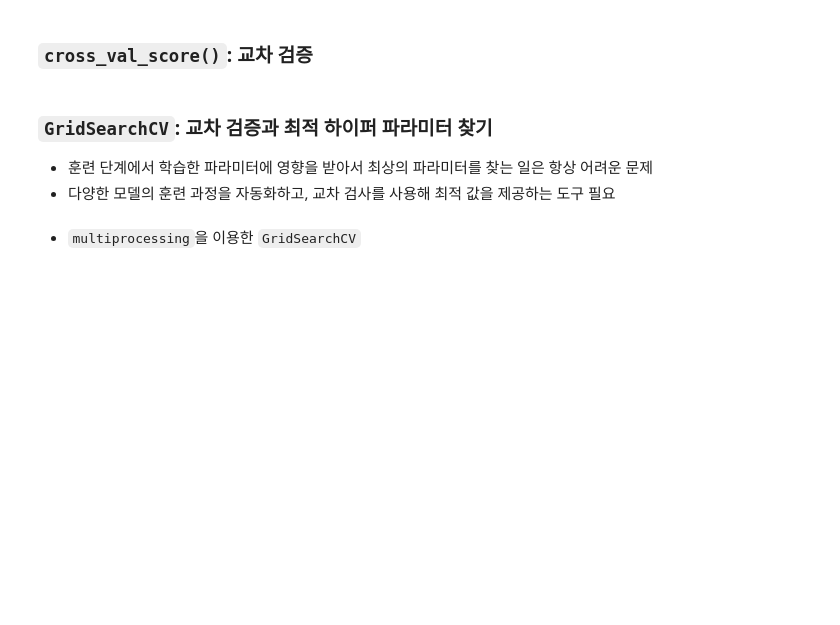
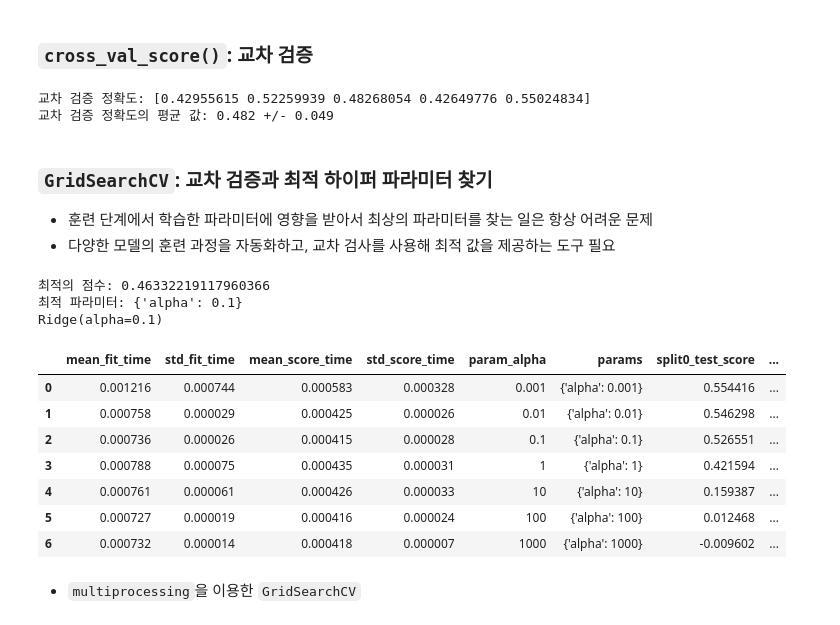
Before and after one commit to PSLeon24/LearnAI, a Jupyter notebook: 사이킷런(scikit_learn)_연습.ipynb, the cells around one changed output. Saved outputs shown, nothing was run; the diff lists cells and outputs as text; code cells hidden in the pictures; blank space fills up the shorter version.

```diff
--- a/사이킷런(scikit_learn)_연습.ipynb
+++ b/사이킷런(scikit_learn)_연습.ipynb
@@ -189,9 +289,46 @@ plt.plot(xfit, yfit, '--r')
 # %% [markdown]
 ### `cross_val_score()`: 교차 검증
+# %%
+from sklearn.model_selection import cross_val_score, cross_validate
+
+scores = cross_val_score(model, diabetes.data, diabetes.target, cv=5)
+
+print(f'교차 검증 정확도: {scores}')
+print(f'교차 검증 정확도의 평균 값: {scores.mean():.3f} +/- {scores.std():.3f}')
+# %% [output]
+교차 검증 정확도: [0.42955615 0.52259939 0.48268054 0.42649776 0.55024834]
+교차 검증 정확도의 평균 값: 0.482 +/- 0.049
 # %% [markdown]
 ### `GridSearchCV`: 교차 검증과 최적 하이퍼 파라미터 찾기
 
 * 훈련 단계에서 학습한 파라미터에 영향을 받아서 최상의 파라미터를 찾는 일은 항상 어려운 문제
 * 다양한 모델의 훈련 과정을 자동화하고, 교차 검사를 사용해 최적 값을 제공하는 도구 필요
+# %%
+from sklearn.model_selection import GridSearchCV
+from sklearn.linear_model import Ridge
+import pandas as pd
+
+alpha = [0.001, 0.01, 0.1, 1, 10, 100, 1000]
+param_grid = dict(alpha=alpha)
+
+gs = GridSearchCV(estimator=Ridge(), param_grid=param_grid, cv=10)
+result = gs.fit(diabetes.data, diabetes.target)
+
+print(f'최적의 점수: {result.best_score_}')
+print(f'최적 파라미터: {result.best_params_}')
+print(gs.best_estimator_)
+pd.DataFrame(result.cv_results_)
+# %% [output]
+최적의 점수: 0.46332219117960366
+최적 파라미터: {'alpha': 0.1}
+Ridge(alpha=0.1)
+|  | mean_fit_time | std_fit_time | mean_score_time | std_score_time | param_alpha | params | split0_test_score | ... |
+| 0 | 0.001216 | 0.000744 | 0.000583 | 0.000328 | 0.001 | {'alpha': 0.001} | 0.554416 | ... |
+| 1 | 0.000758 | 0.000029 | 0.000425 | 0.000026 | 0.01 | {'alpha': 0.01} | 0.546298 | ... |
+| 2 | 0.000736 | 0.000026 | 0.000415 | 0.000028 | 0.1 | {'alpha': 0.1} | 0.526551 | ... |
+| 3 | 0.000788 | 0.000075 | 0.000435 | 0.000031 | 1 | {'alpha': 1} | 0.421594 | ... |
+| 4 | 0.000761 | 0.000061 | 0.000426 | 0.000033 | 10 | {'alpha': 10} | 0.159387 | ... |
+| 5 | 0.000727 | 0.000019 | 0.000416 | 0.000024 | 100 | {'alpha': 100} | 0.012468 | ... |
+| 6 | 0.000732 | 0.000014 | 0.000418 | 0.000007 | 1000 | {'alpha': 1000} | -0.009602 | ... |
 # %% [markdown]
 * `multiprocessing`을 이용한 `GridSearchCV`
```
Also changed, not shown: parts of 9 cells of this notebook.
